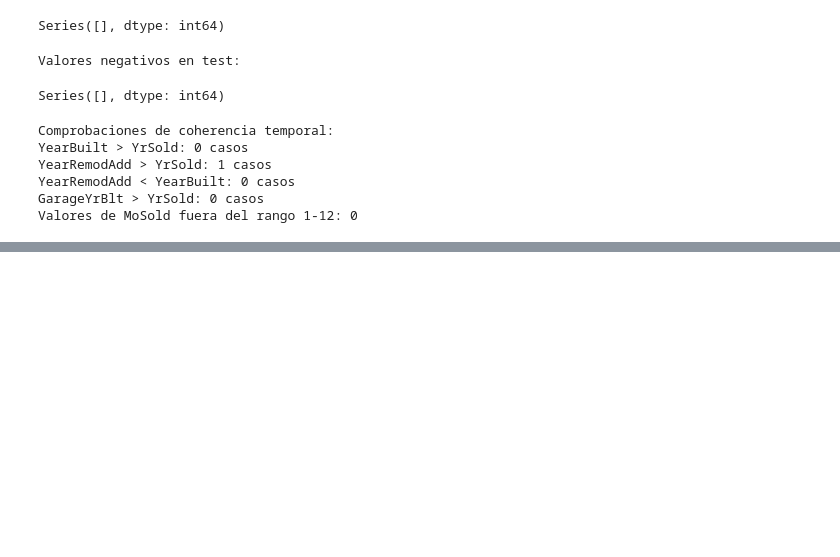
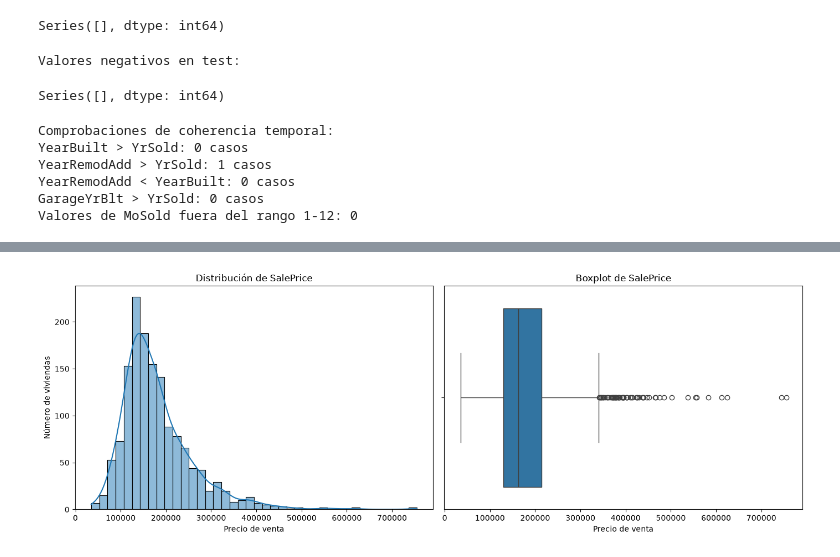
Before and after one commit to AdriaFerOrtiz/house-prices-machine-learning, a Jupyter notebook: notebooks/01_data_audit_eda.ipynb, the cells around one changed output, grey strips where cells are left out. Drawn from its saved outputs; the diff is of its cells as text; code cells hidden in the pictures; blank space fills up the shorter version.

Commit message:
feat: complete exploratory data analysis

```diff
--- a/notebooks/01_data_audit_eda.ipynb
+++ b/notebooks/01_data_audit_eda.ipynb
@@ -566,0 +637,33 @@ Valores de MoSold fuera del rango 1-12: 0
+# %%
+import matplotlib.pyplot as plt
+import seaborn as sns
+
+fig, axes = plt.subplots(1, 2, figsize=(14, 5))
+
+# Histograma: distribución de los precios.
+sns.histplot(
+    data=train,
+    x="SalePrice",
+    bins=40,
+    kde=True,
+    ax=axes[0],
+)
+
+axes[0].set_title("Distribución de SalePrice")
+axes[0].set_xlabel("Precio de venta")
+axes[0].set_ylabel("Número de viviendas")
+
+# Boxplot: dispersión y posibles valores atípicos.
+sns.boxplot(
+    data=train,
+    x="SalePrice",
+    ax=axes[1],
+)
+
+axes[1].set_title("Boxplot de SalePrice")
+axes[1].set_xlabel("Precio de venta")
+
+plt.tight_layout()
+plt.show()
+# %% [output]
+[figure, added]
```
Also changed, not shown: parts of 32 cells of this notebook.
